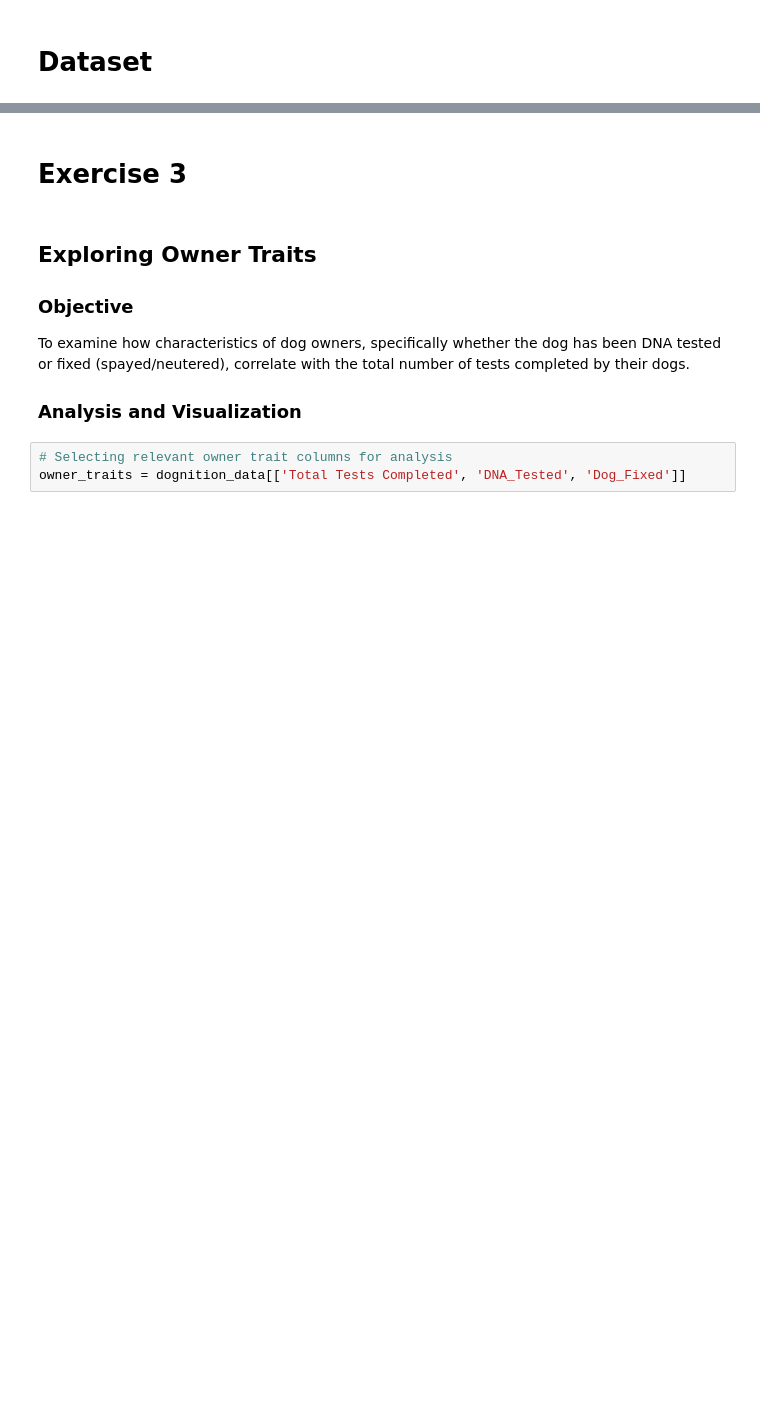
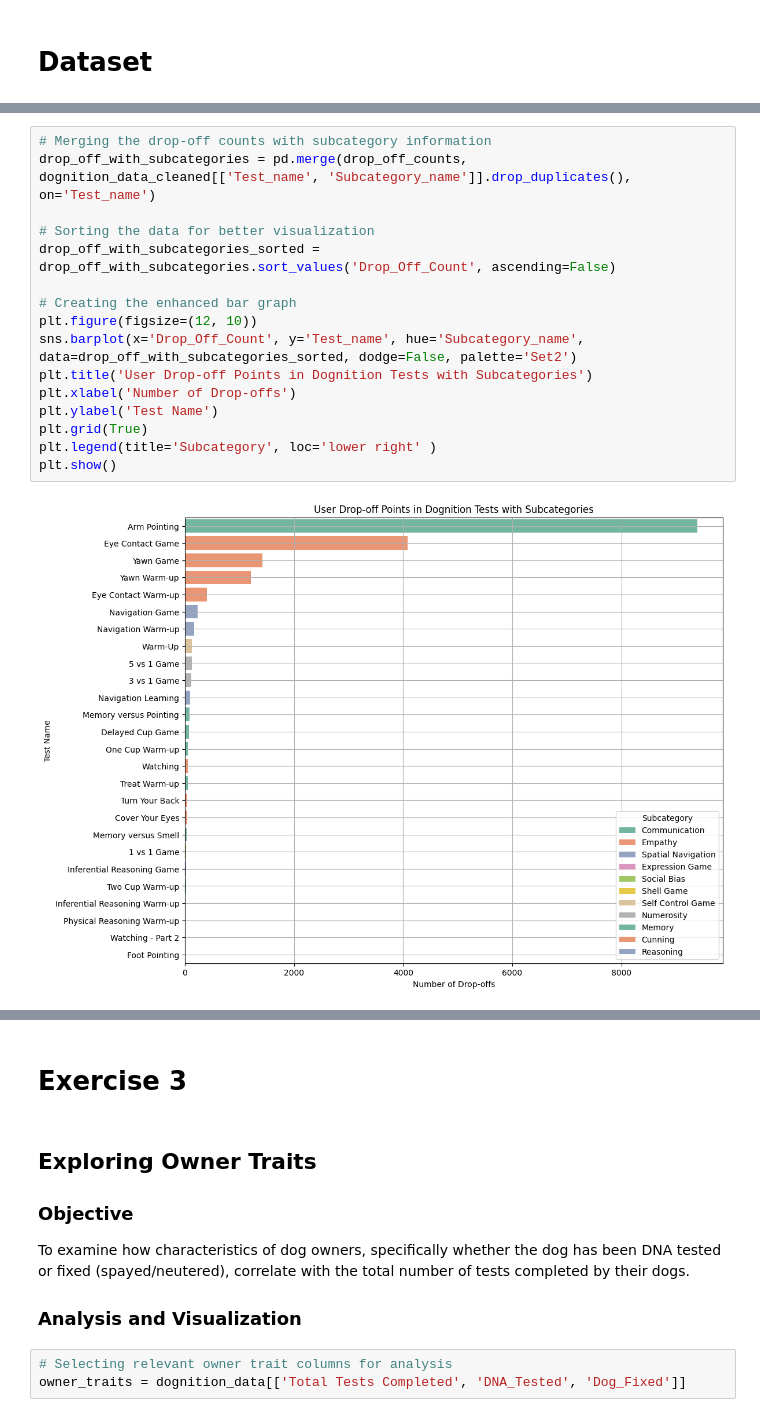
Before and after one commit to peyman886/data-visualization-coursework, a Jupyter notebook: HW5/Visualization_HW5.ipynb, the cells around one changed output, grey strips where cells are left out. Saved outputs shown, nothing was run; the diff lists cells and outputs as text; blank space fills up the shorter version.

```diff
--- a/HW5/Visualization_HW5.ipynb
+++ b/HW5/Visualization_HW5.ipynb
@@ -116,0 +340,18 @@ The dataset contains a large and diverse number of dogs and users, primarily fro
+# %%
+# Merging the drop-off counts with subcategory information
+drop_off_with_subcategories = pd.merge(drop_off_counts, dognition_data_cleaned[['Test_name', 'Subcategory_name']].drop_duplicates(), on='Test_name')
+
+# Sorting the data for better visualization
+drop_off_with_subcategories_sorted = drop_off_with_subcategories.sort_values('Drop_Off_Count', ascending=False)
+
+# Creating the enhanced bar graph
+plt.figure(figsize=(12, 10))
+sns.barplot(x='Drop_Off_Count', y='Test_name', hue='Subcategory_name', data=drop_off_with_subcategories_sorted, dodge=False, palette='Set2')
+plt.title('User Drop-off Points in Dognition Tests with Subcategories')
+plt.xlabel('Number of Drop-offs')
+plt.ylabel('Test Name')
+plt.grid(True)
+plt.legend(title='Subcategory', loc='lower right' )
+plt.show()
+# %% [output]
+[figure, added]
```
Also changed, not shown: parts of 72 cells of this notebook.
